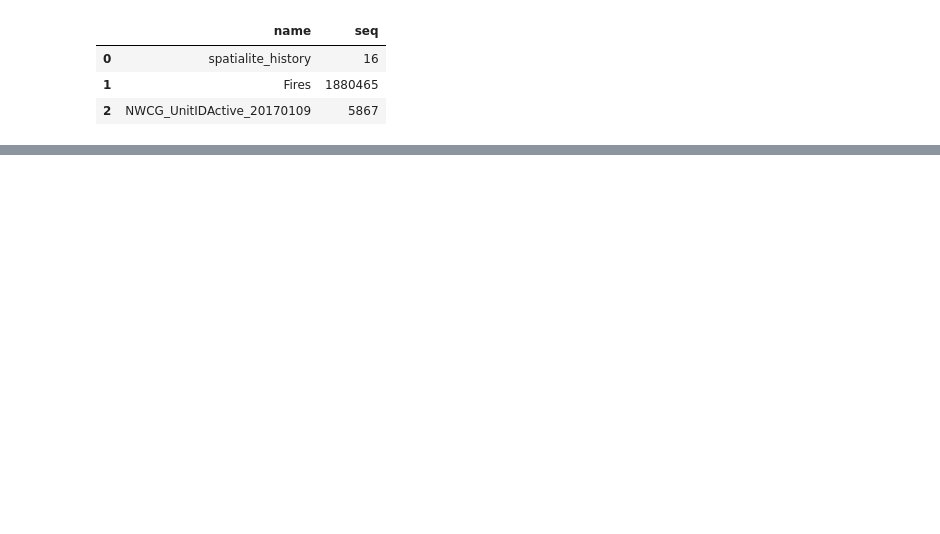
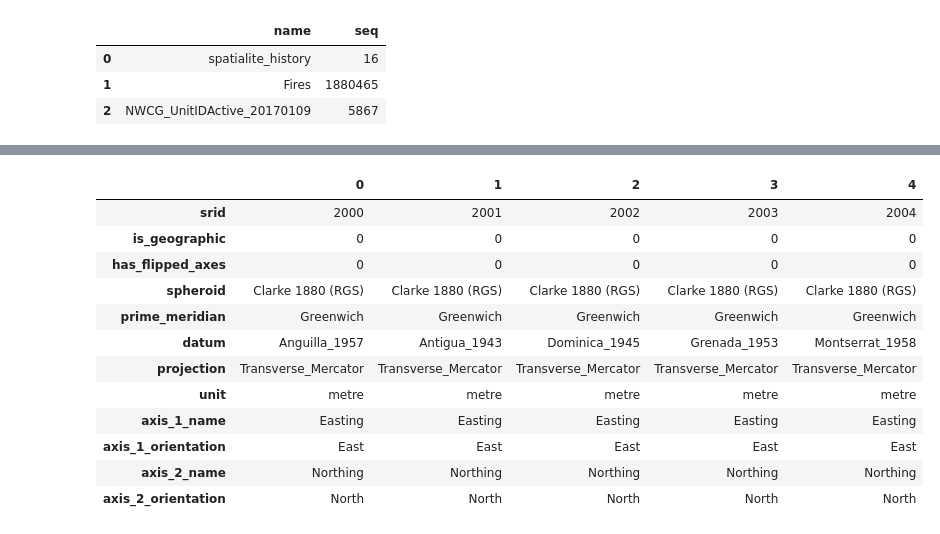
Before and after one commit to Praneet872/Capstone, a Jupyter notebook: wild fires/WF_2.ipynb, the cells around one changed output, grey strips where cells are left out. Cells and saved outputs as stored; diff of their text form; code cells hidden in the pictures; blank space fills up the shorter version.

```diff
--- a/project/WF_2.ipynb
+++ b/wild fires/WF_2.ipynb
@@ -197,0 +219,16 @@ spatial_ref_sys_aux = pd.read_sql(sql = 'select * from spatial_ref_sys_aux', con
+# %%
+spatial_ref_sys_aux.head().T
+# %% [output]
+|  | 0 | 1 | 2 | 3 | 4 |
+| srid | 2000 | 2001 | 2002 | 2003 | 2004 |
+| is_geographic | 0 | 0 | 0 | 0 | 0 |
+| has_flipped_axes | 0 | 0 | 0 | 0 | 0 |
+| spheroid | Clarke 1880 (RGS) | Clarke 1880 (RGS) | Clarke 1880 (RGS) | Clarke 1880 (RGS) | Clarke 1880 (RGS) |
+| prime_meridian | Greenwich | Greenwich | Greenwich | Greenwich | Greenwich |
+| datum | Anguilla_1957 | Antigua_1943 | Dominica_1945 | Grenada_1953 | Montserrat_1958 |
+| projection | Transverse_Mercator | Transverse_Mercator | Transverse_Mercator | Transverse_Mercator | Transverse_Mercator |
+| unit | metre | metre | metre | metre | metre |
+| axis_1_name | Easting | Easting | Easting | Easting | Easting |
+| axis_1_orientation | East | East | East | East | East |
+| axis_2_name | Northing | Northing | Northing | Northing | Northing |
+| axis_2_orientation | North | North | North | North | North |
```
Also changed, not shown: parts of 2 cells of this notebook.
